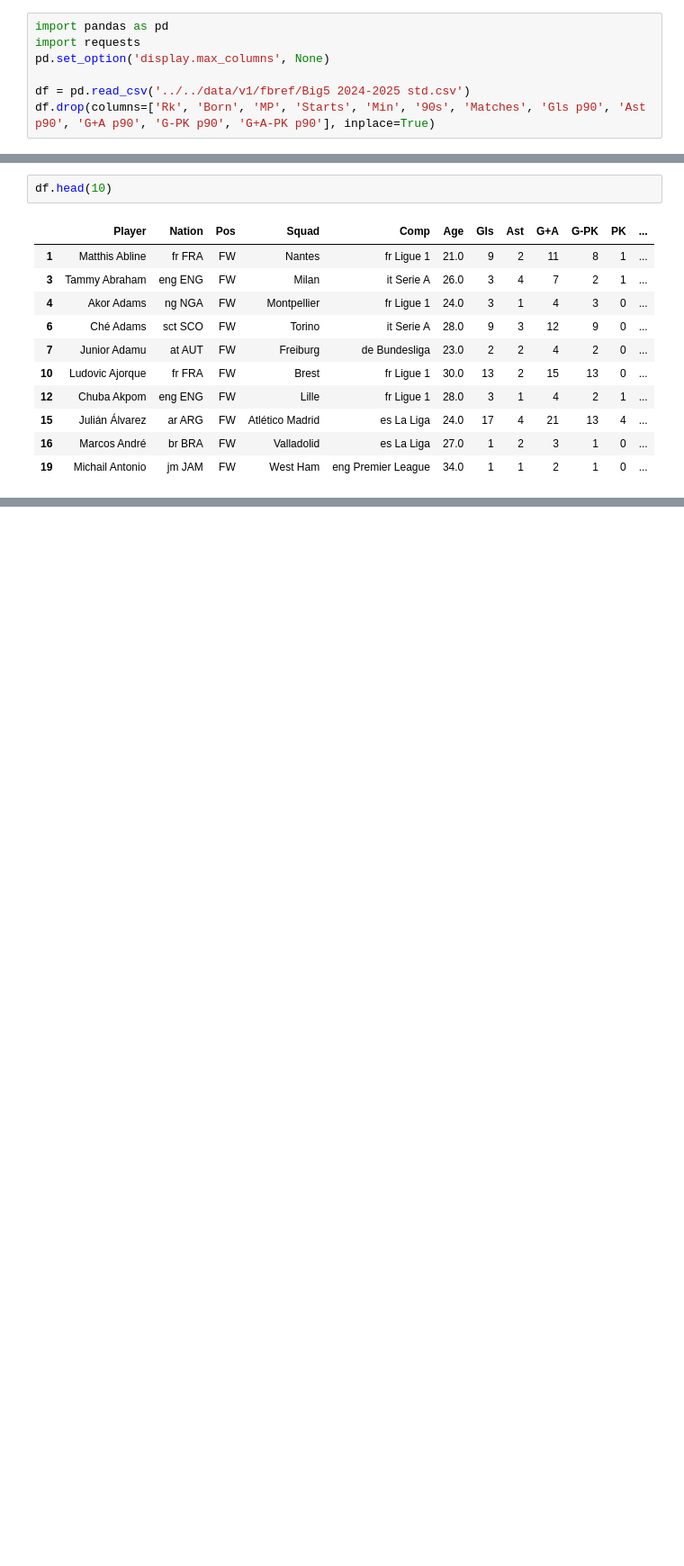
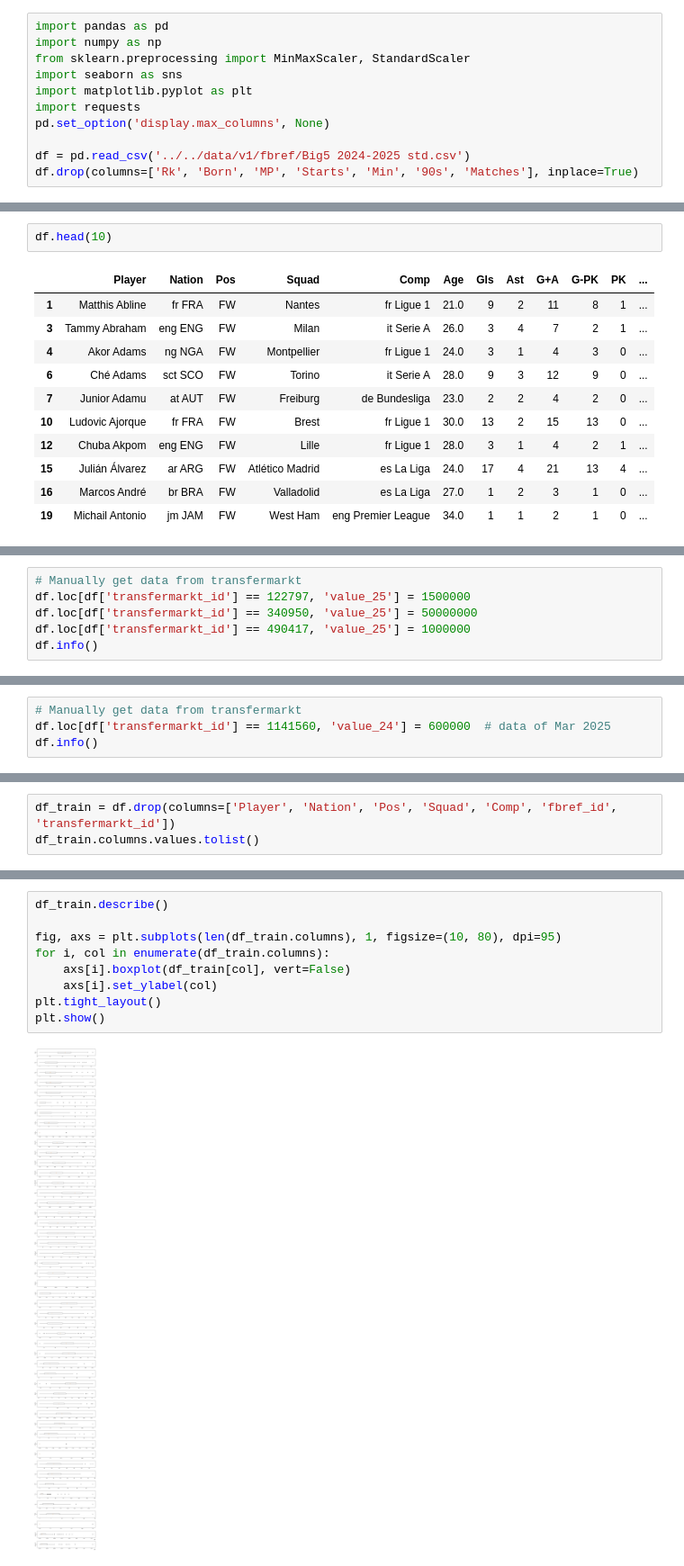
Before and after one commit to TimothySzeto/Soccer_Players_Analysis, a Jupyter notebook: notebooks/v1/collect_and_clean_training_data.ipynb, the cells around one changed output, grey strips where cells are left out. Shown at 90% size. Saved outputs shown, nothing was run; the diff lists cells and outputs as text; blank space fills up the shorter version.

Commit message:
Visualizing Outliers using box plot

```diff
--- a/notebooks/v1/collect_and_clean_training_data.ipynb
+++ b/notebooks/v1/collect_and_clean_training_data.ipynb
@@ -1,10 +1,14 @@
 # %%
 import pandas as pd
+import numpy as np
+from sklearn.preprocessing import MinMaxScaler, StandardScaler
+import seaborn as sns
+import matplotlib.pyplot as plt
 import requests
 pd.set_option('display.max_columns', None)
 
 df = pd.read_csv('../../data/v1/fbref/Big5 2024-2025 std.csv')
-df.drop(columns=['Rk', 'Born', 'MP', 'Starts', 'Min', '90s', 'Matches', 'Gls p90', 'Ast p90', 'G+A p90', 'G-PK p90', 'G+A-PK p90'], inplace=True)
+df.drop(columns=['Rk', 'Born', 'MP', 'Starts', 'Min', '90s', 'Matches'], inplace=True)
 # %%
 df = df[df['Pos'] == 'FW']  # Only take data for 'FW'
 # %%
@@ -201,0 +245,6 @@ memory usage: 78.6 KB
+# %%
+# Manually get data from transfermarkt
+df.loc[df['transfermarkt_id'] == 122797, 'value_25'] = 1500000
+df.loc[df['transfermarkt_id'] == 340950, 'value_25'] = 50000000
+df.loc[df['transfermarkt_id'] == 490417, 'value_25'] = 1000000
+df.info()
@@ -201,0 +289,4 @@ memory usage: 78.6 KB
+# %%
+# Manually get data from transfermarkt
+df.loc[df['transfermarkt_id'] == 1141560, 'value_24'] = 600000  # data of Mar 2025
+df.info()
@@ -201,0 +311,3 @@ memory usage: 78.6 KB
+# %%
+df_train = df.drop(columns=['Player', 'Nation', 'Pos', 'Squad', 'Comp', 'fbref_id', 'transfermarkt_id'])
+df_train.columns.values.tolist()
@@ -201,0 +332,11 @@ memory usage: 78.6 KB
+# %%
+df_train.describe()
+
+fig, axs = plt.subplots(len(df_train.columns), 1, figsize=(10, 80), dpi=95)
+for i, col in enumerate(df_train.columns):
+    axs[i].boxplot(df_train[col], vert=False)
+    axs[i].set_ylabel(col)
+plt.tight_layout()
+plt.show()
+# %% [output]
+[figure, added]
```
Also changed, not shown: parts of 11 cells of this notebook.
